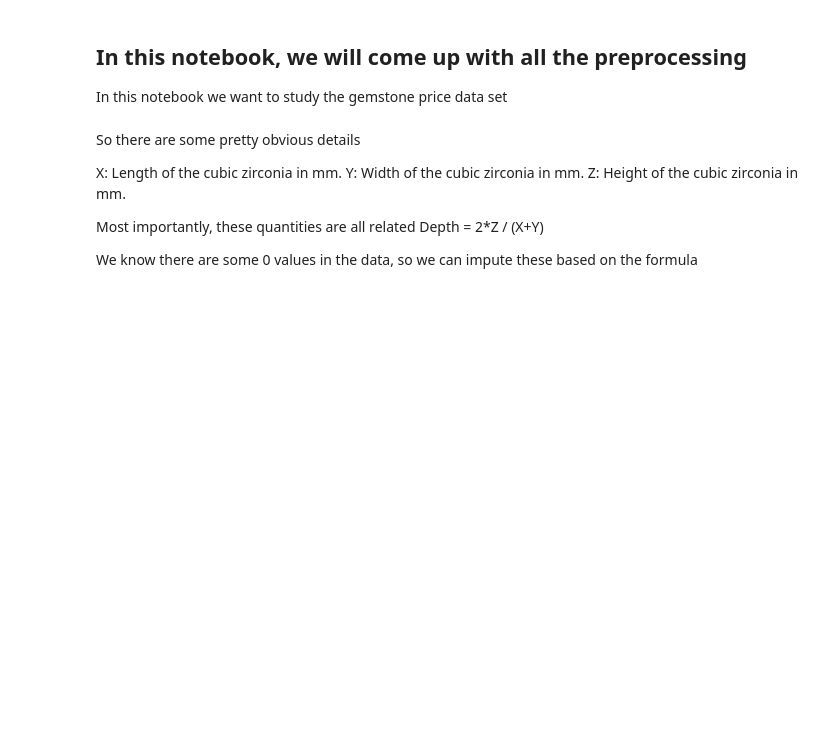
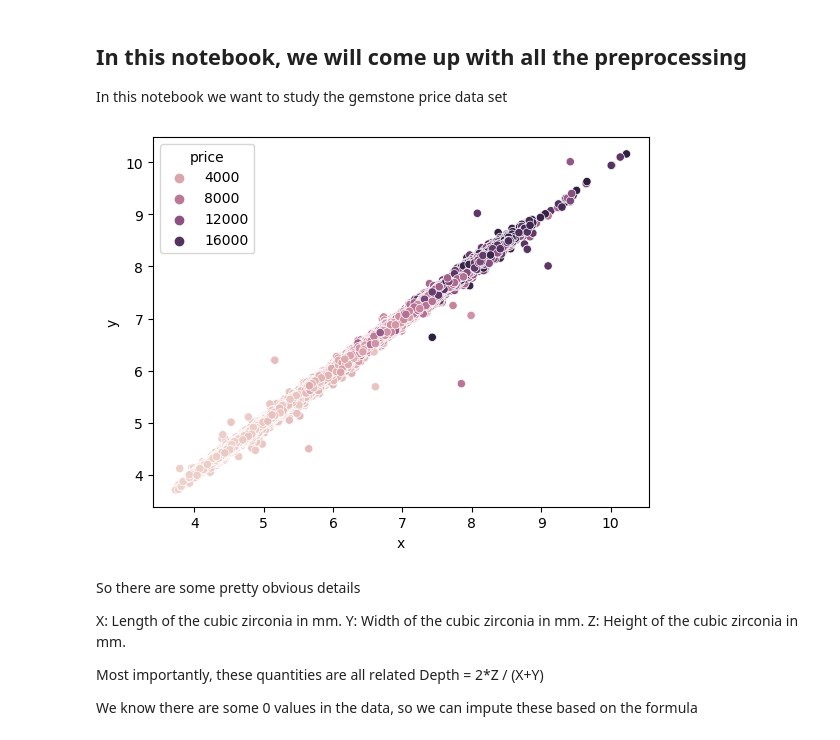
Before and after one commit to mikeal888/kaggle, a Jupyter notebook: playground-series-s3e8/Gemstone_data_investigation.ipynb, the cells around one changed output. Drawn from its saved outputs; the diff is of its cells as text; code cells hidden in the pictures; blank space fills up the shorter version.

```diff
--- a/playground-series-s3e8/Gemstone_data_investigation.ipynb
+++ b/playground-series-s3e8/Gemstone_data_investigation.ipynb
@@ -42,3 +70,10 @@ for key in ['x', 'y', 'z']:
+# %%
+# Make a scatter plot of training data with x and y with price a hue
+sns.scatterplot(x='x', y='y', hue='price', data=train_df)
+
+plt.show()
+# %% [output]
+[figure, added]
 # %% [markdown]
 So there are some pretty obvious details
 
```
Also changed, not shown: parts of 27 cells of this notebook, 5 other files.
